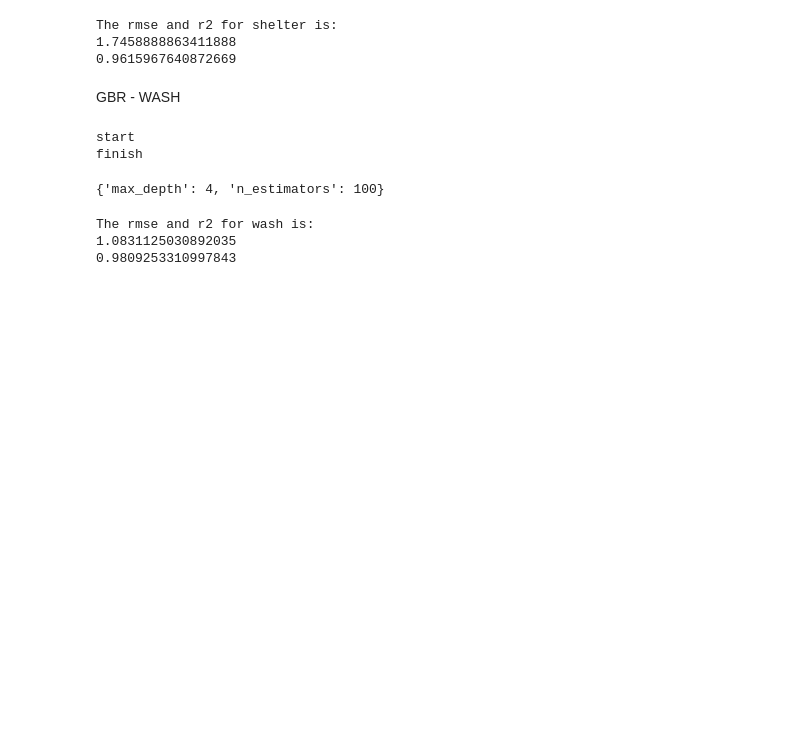
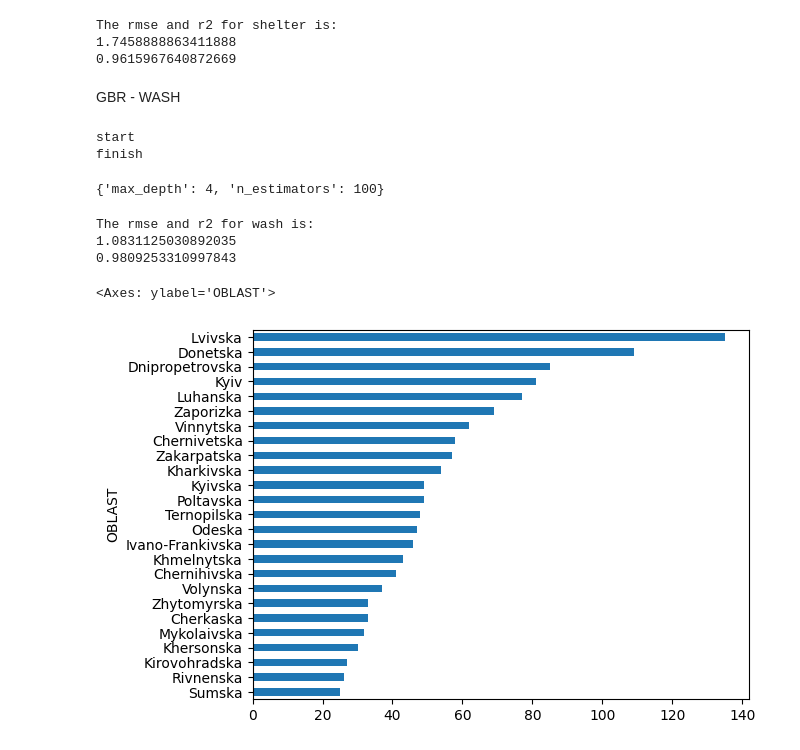
Before and after one commit to reo113/GuideHouse_Project, a Jupyter notebook: guidehouse.ipynb, the cells around one changed output. Saved outputs shown, nothing was run; the diff lists cells and outputs as text; code cells hidden in the pictures; blank space fills up the shorter version.

```diff
--- a/guidehouse.ipynb
+++ b/guidehouse.ipynb
@@ -869,3 +869,8 @@ print(wash_r2)
 The rmse and r2 for wash is:
 1.0831125030892035
 0.9809253310997843
+# %%
+num_of_org.groupby('OBLAST')['PC_PC'].sum().sort_values(ascending=True).plot.barh()
+# %% [output]
+<Axes: ylabel='OBLAST'>
+[figure, added]
```
Also changed, not shown: parts of 2 cells of this notebook.
